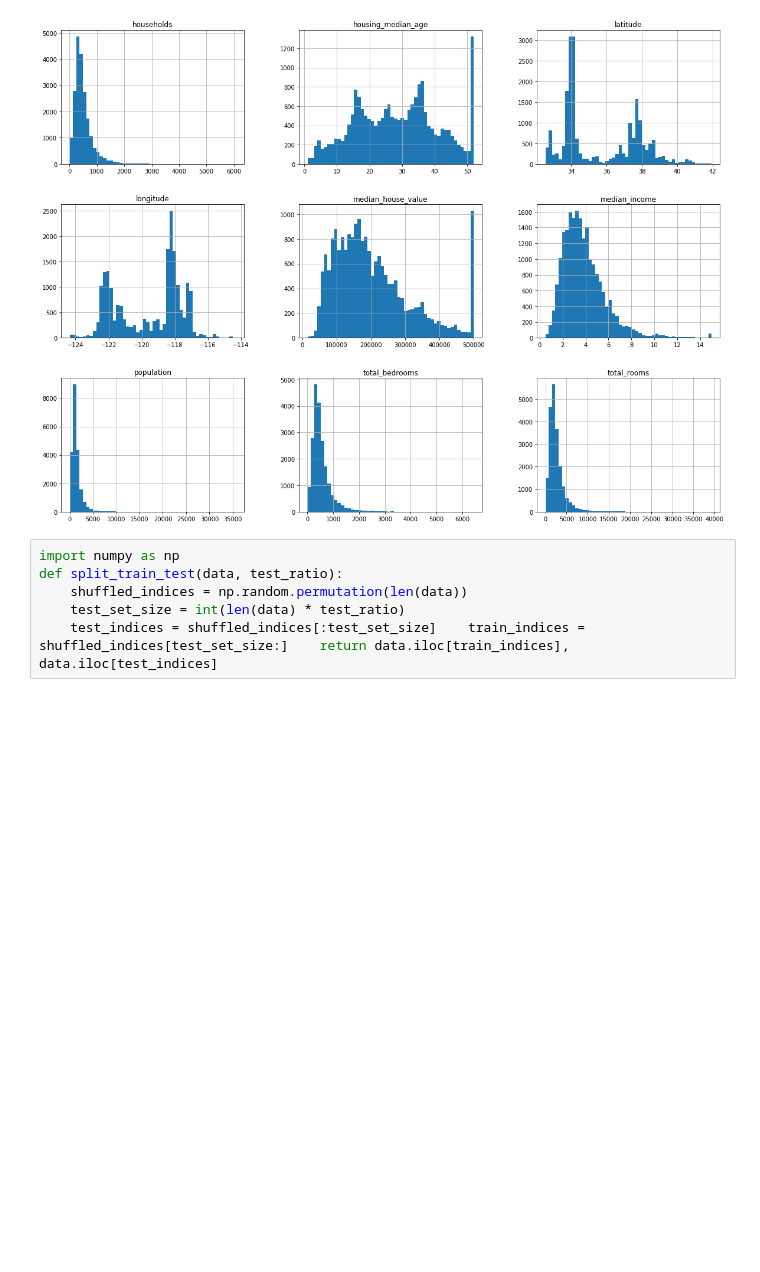
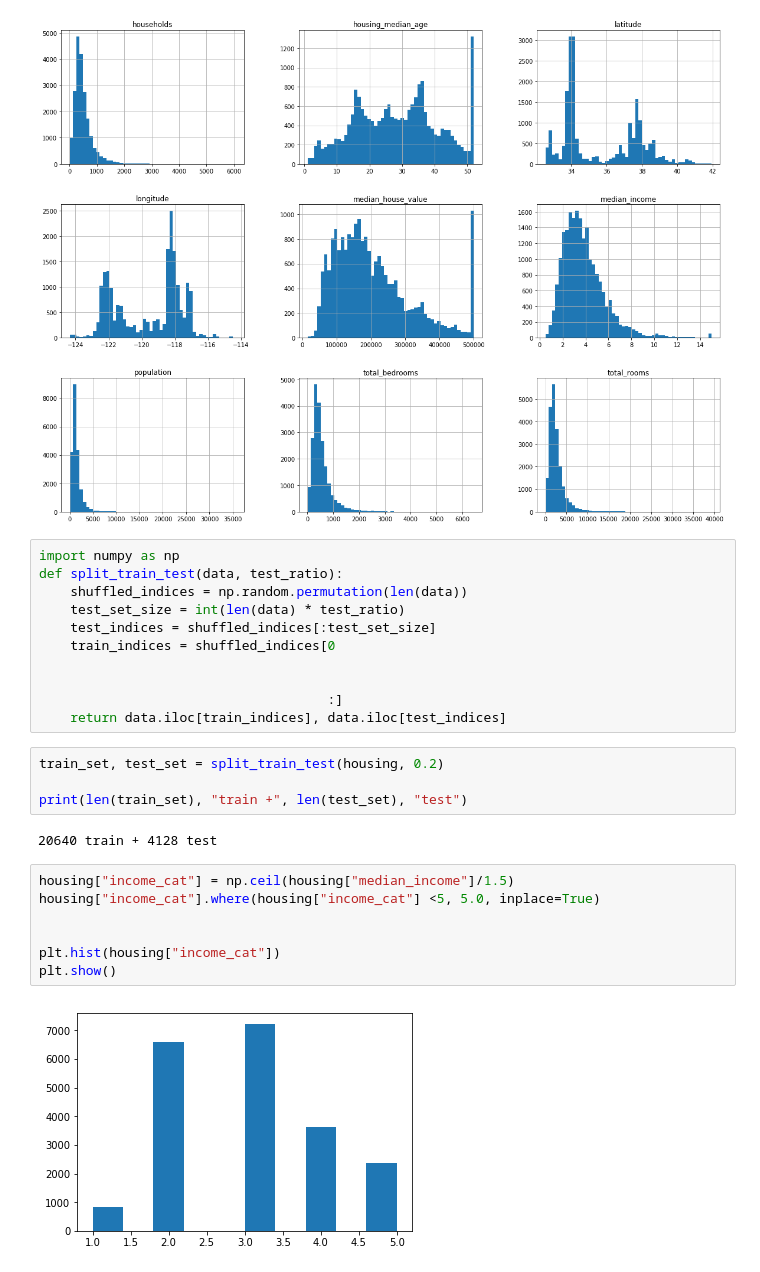
Before and after one commit to DannyKang/handson-ml, a Jupyter notebook: 02-hanson-from-the-scratch.ipynb, the cells around one changed output. Cells and saved outputs as stored; diff of their text form; blank space fills up the shorter version.

```diff
--- a/02-hanson-from-the-scratch.ipynb
+++ b/02-hanson-from-the-scratch.ipynb
@@ -111,4 +111,24 @@ import numpy as np
 def split_train_test(data, test_ratio):
     shuffled_indices = np.random.permutation(len(data))
     test_set_size = int(len(data) * test_ratio)
-    test_indices = shuffled_indices[:test_set_size]    train_indices = shuffled_indices[test_set_size:]    return data.iloc[train_indices], data.iloc[test_indices]
+    test_indices = shuffled_indices[:test_set_size]
+    train_indices = shuffled_indices[0
+
+
+                                     :]
+    return data.iloc[train_indices], data.iloc[test_indices]
+# %%
+train_set, test_set = split_train_test(housing, 0.2)
+
+print(len(train_set), "train +", len(test_set), "test")
+# %% [output]
+20640 train + 4128 test
+# %%
+housing["income_cat"] = np.ceil(housing["median_income"]/1.5)
+housing["income_cat"].where(housing["income_cat"] <5, 5.0, inplace=True)
+
+
+plt.hist(housing["income_cat"])
+plt.show()
+# %% [output]
+[figure, added]
```
Also changed, not shown: parts of 1 cell of this notebook.
